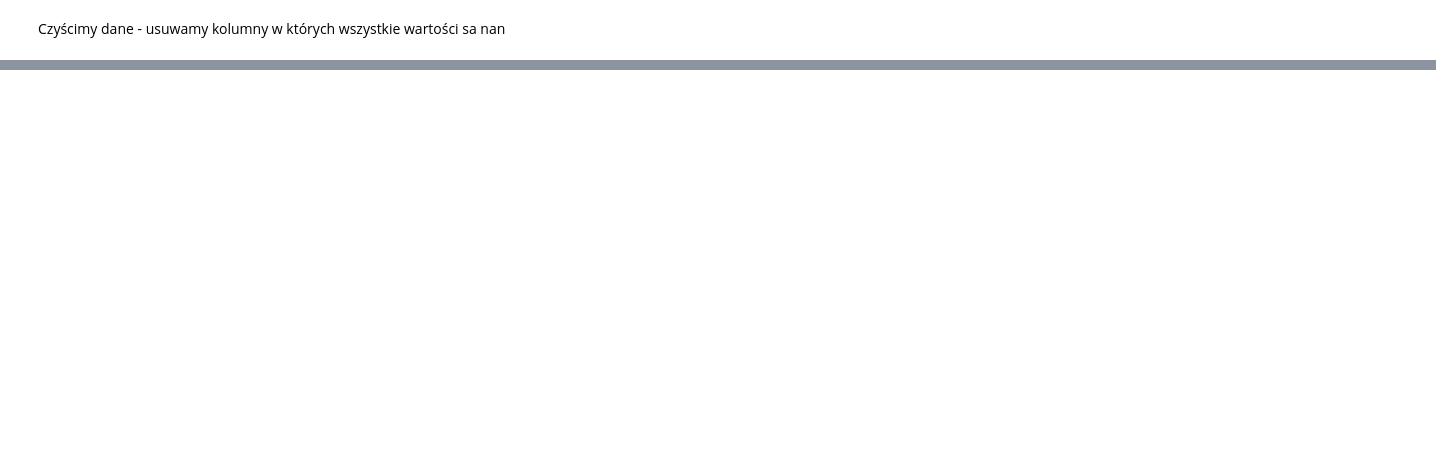
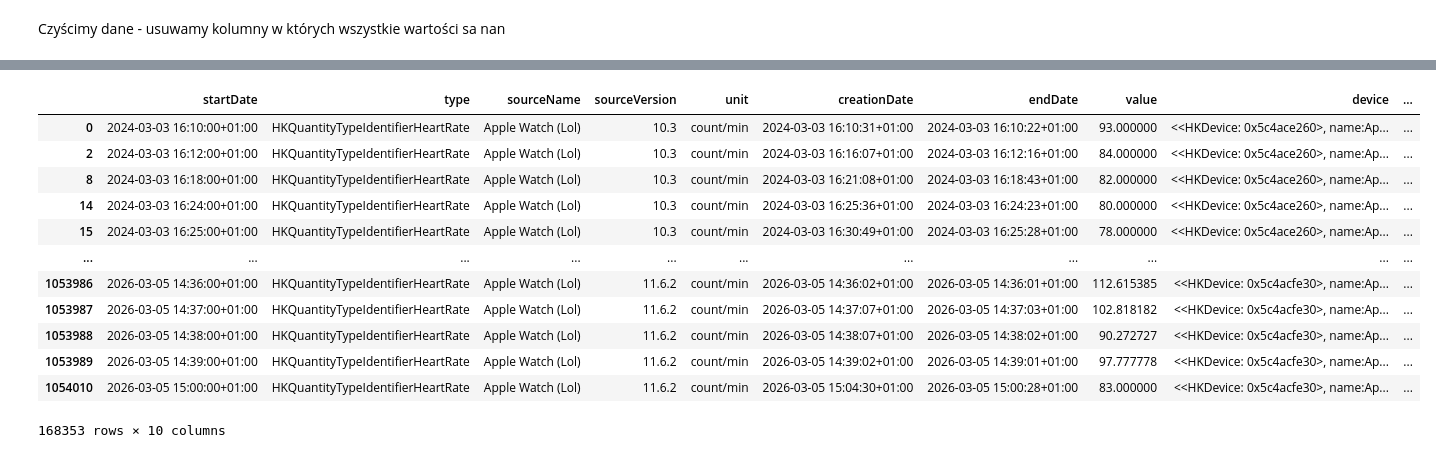
Before and after one commit to mat787/HealthAnalyzer, a Jupyter notebook: research.ipynb, the cells around one changed output, grey strips where cells are left out. Drawn from its saved outputs; the diff is of its cells as text; code cells hidden in the pictures; blank space fills up the shorter version.

```diff
--- a/research.ipynb
+++ b/research.ipynb
@@ -405,0 +349,17 @@ display(df.tail(100))
+# %%
+df = df_minutowe.dropna()
+display(df)
+# %% [output]
+|  | startDate | type | sourceName | sourceVersion | unit | creationDate | endDate | value | device | ... |
+| 0 | 2024-03-03 16:10:00+01:00 | HKQuantityTypeIdentifierHeartRate | Apple Watch (Lol) | 10.3 | count/min | 2024-03-03 16:10:31+01:00 | 2024-03-03 16:10:22+01:00 | 93.000000 | <<HKDevice: 0x5c4ace260>, name:Ap... | ... |
+| 2 | 2024-03-03 16:12:00+01:00 | HKQuantityTypeIdentifierHeartRate | Apple Watch (Lol) | 10.3 | count/min | 2024-03-03 16:16:07+01:00 | 2024-03-03 16:12:16+01:00 | 84.000000 | <<HKDevice: 0x5c4ace260>, name:Ap... | ... |
+| 8 | 2024-03-03 16:18:00+01:00 | HKQuantityTypeIdentifierHeartRate | Apple Watch (Lol) | 10.3 | count/min | 2024-03-03 16:21:08+01:00 | 2024-03-03 16:18:43+01:00 | 82.000000 | <<HKDevice: 0x5c4ace260>, name:Ap... | ... |
+| 14 | 2024-03-03 16:24:00+01:00 | HKQuantityTypeIdentifierHeartRate | Apple Watch (Lol) | 10.3 | count/min | 2024-03-03 16:25:36+01:00 | 2024-03-03 16:24:23+01:00 | 80.000000 | <<HKDevice: 0x5c4ace260>, name:Ap... | ... |
+| 15 | 2024-03-03 16:25:00+01:00 | HKQuantityTypeIdentifierHeartRate | Apple Watch (Lol) | 10.3 | count/min | 2024-03-03 16:30:49+01:00 | 2024-03-03 16:25:28+01:00 | 78.000000 | <<HKDevice: 0x5c4ace260>, name:Ap... | ... |
+| ... | ... | ... | ... | ... | ... | ... | ... | ... | ... | ... |
+| 1053986 | 2026-03-05 14:36:00+01:00 | HKQuantityTypeIdentifierHeartRate | Apple Watch (Lol) | 11.6.2 | count/min | 2026-03-05 14:36:02+01:00 | 2026-03-05 14:36:01+01:00 | 112.615385 | <<HKDevice: 0x5c4acfe30>, name:Ap... | ... |
+| 1053987 | 2026-03-05 14:37:00+01:00 | HKQuantityTypeIdentifierHeartRate | Apple Watch (Lol) | 11.6.2 | count/min | 2026-03-05 14:37:07+01:00 | 2026-03-05 14:37:03+01:00 | 102.818182 | <<HKDevice: 0x5c4acfe30>, name:Ap... | ... |
+| 1053988 | 2026-03-05 14:38:00+01:00 | HKQuantityTypeIdentifierHeartRate | Apple Watch (Lol) | 11.6.2 | count/min | 2026-03-05 14:38:07+01:00 | 2026-03-05 14:38:02+01:00 | 90.272727 | <<HKDevice: 0x5c4acfe30>, name:Ap... | ... |
+| 1053989 | 2026-03-05 14:39:00+01:00 | HKQuantityTypeIdentifierHeartRate | Apple Watch (Lol) | 11.6.2 | count/min | 2026-03-05 14:39:02+01:00 | 2026-03-05 14:39:01+01:00 | 97.777778 | <<HKDevice: 0x5c4acfe30>, name:Ap... | ... |
+| 1054010 | 2026-03-05 15:00:00+01:00 | HKQuantityTypeIdentifierHeartRate | Apple Watch (Lol) | 11.6.2 | count/min | 2026-03-05 15:04:30+01:00 | 2026-03-05 15:00:28+01:00 | 83.000000 | <<HKDevice: 0x5c4acfe30>, name:Ap... | ... |
+168353 rows × 10 columns
```
Also changed, not shown: parts of 30 cells of this notebook, 6 other files.
